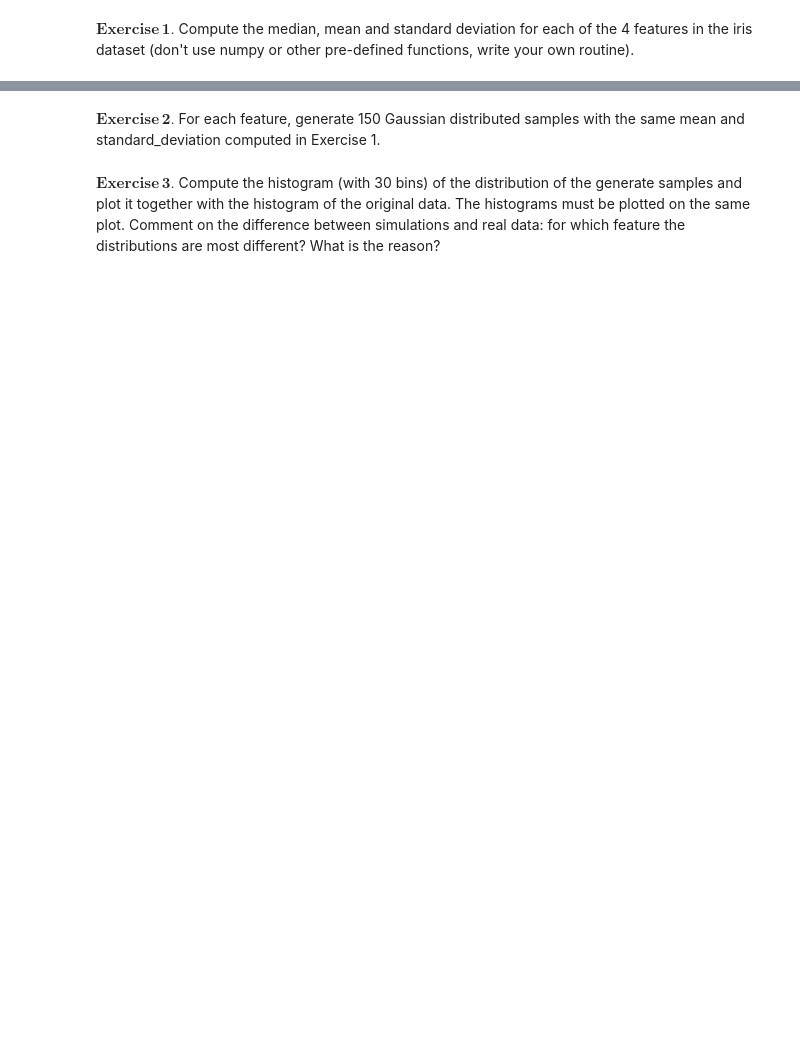
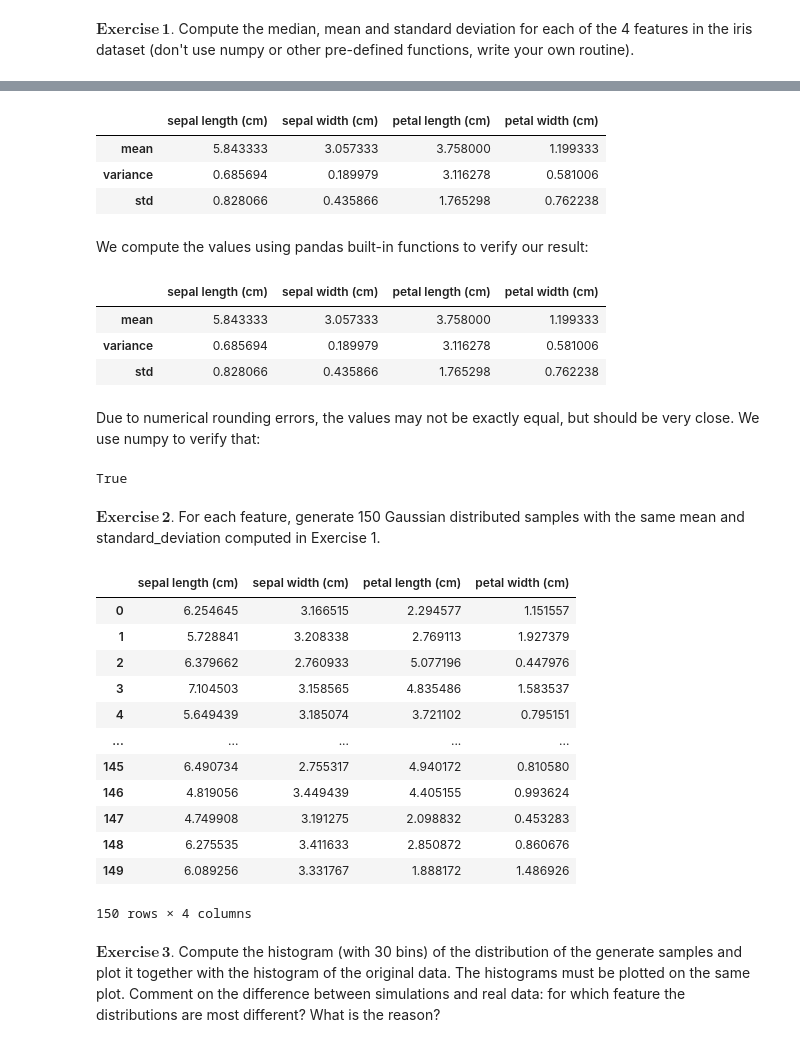
Before and after one commit to jorislimonier/uca-msc-dsai, a Jupyter notebook: model-selection/joris_limonier_1.ipynb, the cells around one changed output, grey strips where cells are left out. Drawn from its saved outputs; the diff is of its cells as text; code cells hidden in the pictures; blank space fills up the shorter version.

```diff
--- a/model-selection/joris_limonier_1.ipynb
+++ b/model-selection/joris_limonier_1.ipynb
@@ -57,4 +44,80 @@ array([[5.1, 3.5, 1.4, 0.2],
+# %%
+def mean_bh(series):
+    """computes the mean of a column by hand"""
+    return series.sum() / len(series)
+
+
+def var_bh(series):
+    """computes the variance of a column by hand"""
+    series_mean = mean_bh(series)
+
+    # variance denominator is (len(series)-1) for unbiased variance
+    return ((series - series_mean) ** 2).sum() / (len(series) - 1)
+
+
+def st_dev_bh(series):
+    """computes the standard deviation of a column by hand"""
+    series_var = var_bh(series)
+    assert series_var >= 0, "variance must (and should) be positive to take its square"
+    return series_var ** (1 / 2)
+
+
+df_desc_bh = pd.DataFrame(columns=data.columns)
+df_desc_bh.loc["mean"] = data.apply(lambda series: mean_bh(series))
+df_desc_bh.loc["variance"] = data.apply(lambda series: var_bh(series))
+df_desc_bh.loc["std"] = data.apply(lambda series: st_dev_bh(series))
+df_desc_bh
+# %% [output]
+|  | sepal length (cm) | sepal width (cm) | petal length (cm) | petal width (cm) |
+| mean | 5.843333 | 3.057333 | 3.758000 | 1.199333 |
+| variance | 0.685694 | 0.189979 | 3.116278 | 0.581006 |
+| std | 0.828066 | 0.435866 | 1.765298 | 0.762238 |
+# %% [markdown]
+We compute the values using pandas built-in functions to verify our result:
+# %%
+df_desc = pd.DataFrame(columns=data.columns)
+df_desc.loc["mean"] = data.mean()
+df_desc.loc["variance"] = data.var()
+df_desc.loc["std"] = data.std()
+
+df_desc
+# %% [output]
+|  | sepal length (cm) | sepal width (cm) | petal length (cm) | petal width (cm) |
+| mean | 5.843333 | 3.057333 | 3.758000 | 1.199333 |
+| variance | 0.685694 | 0.189979 | 3.116278 | 0.581006 |
+| std | 0.828066 | 0.435866 | 1.765298 | 0.762238 |
+# %% [markdown]
+Due to numerical rounding errors, the values may not be exactly equal, but should be very close. We use numpy to verify that:
+# %%
+np.allclose(df_desc, df_desc_bh)
+# %% [output]
+True
 # %% [markdown]
 $\mathbf{Exercise\, 2.}$ For each feature, generate 150 Gaussian distributed samples with the same mean and standard_deviation computed in Exercise 1.
+# %%
+df_gauss = pd.DataFrame()
+
+for col in df_desc_bh.columns:
+    df_gauss[col] = np.random.normal(
+        loc=df_desc_bh.loc["mean", col],  # col mean
+        scale=df_desc_bh.loc["std", col],  # col std
+        size=150,
+    )
+
+df_gauss
+# %% [output]
+|  | sepal length (cm) | sepal width (cm) | petal length (cm) | petal width (cm) |
+| 0 | 6.254645 | 3.166515 | 2.294577 | 1.151557 |
+| 1 | 5.728841 | 3.208338 | 2.769113 | 1.927379 |
+| 2 | 6.379662 | 2.760933 | 5.077196 | 0.447976 |
+| 3 | 7.104503 | 3.158565 | 4.835486 | 1.583537 |
+| 4 | 5.649439 | 3.185074 | 3.721102 | 0.795151 |
+| ... | ... | ... | ... | ... |
+| 145 | 6.490734 | 2.755317 | 4.940172 | 0.810580 |
+| 146 | 4.819056 | 3.449439 | 4.405155 | 0.993624 |
+| 147 | 4.749908 | 3.191275 | 2.098832 | 0.453283 |
+| 148 | 6.275535 | 3.411633 | 2.850872 | 0.860676 |
+| 149 | 6.089256 | 3.331767 | 1.888172 | 1.486926 |
+150 rows × 4 columns
 # %% [markdown]
 $\mathbf{Exercise\, 3.}$ Compute the histogram (with 30 bins) of the distribution of the generate samples and plot it together with the histogram of the original data. The histograms must be plotted on the same plot. Comment on the difference between simulations and real data: for which feature the distributions are most different? What is the reason?
```
Also changed, not shown: parts of 7 cells of this notebook, 1 other file.
